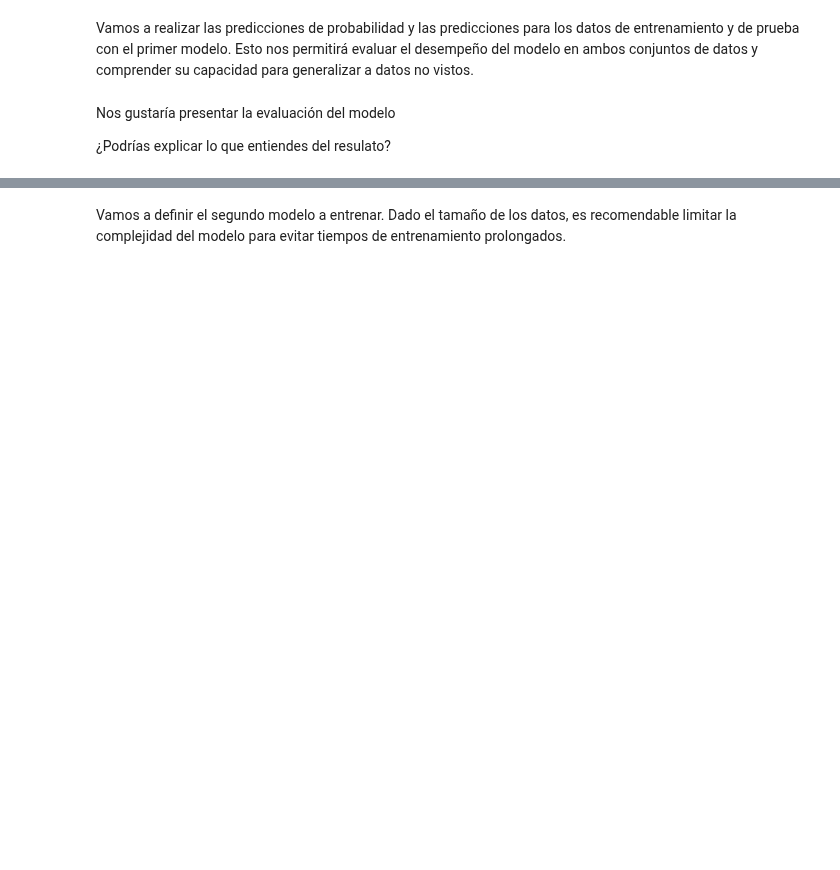
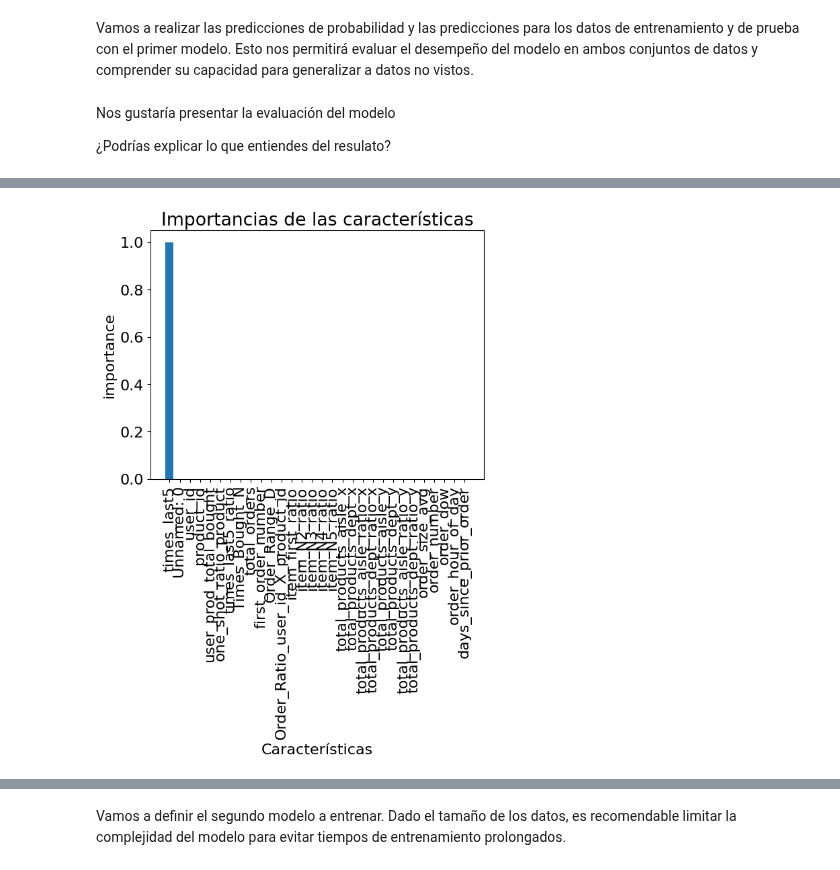
Before and after one commit to Xavi122323/Maestria-IA-Aplicada, a Jupyter notebook: Big Data Aplicada a los Negocios/tareatree.ipynb, the cells around one changed output, grey strips where cells are left out. Cells and saved outputs as stored; diff of their text form; code cells hidden in the pictures; blank space fills up the shorter version.

```diff
--- a/Big Data Aplicada a los Negocios/tareatree.ipynb
+++ b/Big Data Aplicada a los Negocios/tareatree.ipynb
@@ -170,0 +195,4 @@ plot_tree()
+# %%
+plot_features(model_simple_tree)
+# %% [output]
+[figure, added]
```
Also changed, not shown: parts of 17 cells of this notebook.
